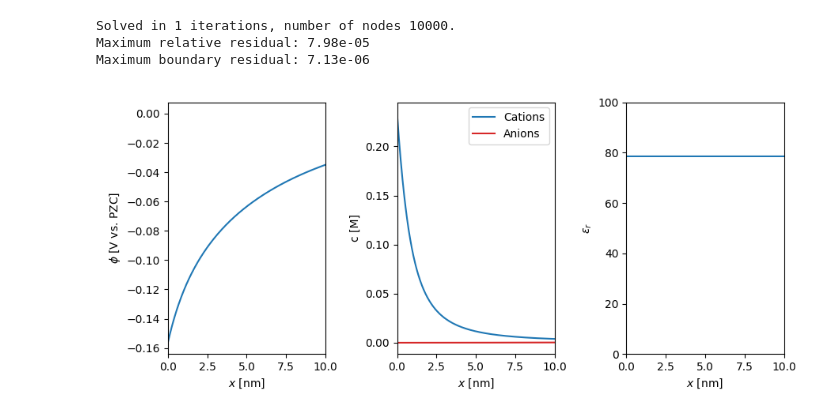
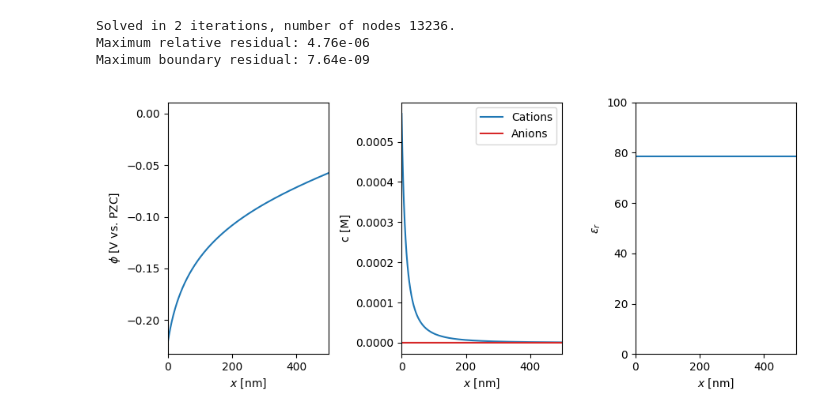
Before and after one commit to lucasdekam/double-layer-modelling, a Jupyter notebook: Insulator-interface.ipynb, the cells around one changed output. Saved outputs shown, nothing was run; the diff lists cells and outputs as text; code cells hidden in the pictures.

Commit message:
fix proper H+ concentration in bulk

```diff
--- a/Insulator-interface.ipynb
+++ b/Insulator-interface.ipynb
@@ -6,36 +6,37 @@ import numpy as np
 %matplotlib widget
 # %%
 pzc_V = 0
-concentration_M = 1e-3
+concentration_M = 1e-7
 bao = models.BorukhovAndelmanOrland(concentration_M, pzc_V, 15e-10)
-bao_sol = bao.getDoubleLayerModelSolution(100e-9, 10000, 1.0)
+bao_sol = bao.getDoubleLayerModelSolution(1000e-9, 10000, 1.0)
 
 plt.close()
 fig, ax = plt.subplots(nrows=1, ncols=3, figsize=(9,4), sharex=True)
 ax[0].plot(bao_sol.x, bao_sol.phi, label='Huang')
 ax[0].set_xlabel(r'$x$ [nm]')
 ax[0].set_ylabel(r'$\phi$ [V vs. PZC]')
-ax[0].set_xlim([0, 10])
+ax[0].set_xlim([0, 500])
 
 ax[1].plot(bao_sol.x, bao_sol.c_cat, '-', color='tab:blue', label='Cations')
 ax[1].plot(bao_sol.x, bao_sol.c_an, '-', color='tab:red', label='Anions')
 # waterax = ax[1].twinx()
 # waterax.plot(bao_sol.x, bao_sol.c_sol, '--', color='k', label='Solvent')
 # waterax.set_ylim([0, 60])
 # waterax.legend(loc='right')
 ax[1].legend(loc='upper right')
 ax[1].set_ylabel('c [M]')
 ax[1].set_xlabel(r'$x$ [nm]')
+# ax[1].set_yscale('log')
 
 ax[2].plot(bao_sol.x, bao_sol.eps)
 ax[2].set_ylim([0, 100])
 ax[2].set_ylabel(r'$\varepsilon_r$')
 ax[2].set_xlabel(r'$x$ [nm]')
 plt.tight_layout()
 
 plt.savefig('insulator-interface.png')
 # %% [output]
-Solved in 1 iterations, number of nodes 10000.
-Maximum relative residual: 7.98e-05
-Maximum boundary residual: 7.13e-06
+Solved in 2 iterations, number of nodes 13236.
+Maximum relative residual: 4.76e-06
+Maximum boundary residual: 7.64e-09
-[figure, old version]
+[figure, new version]
```
